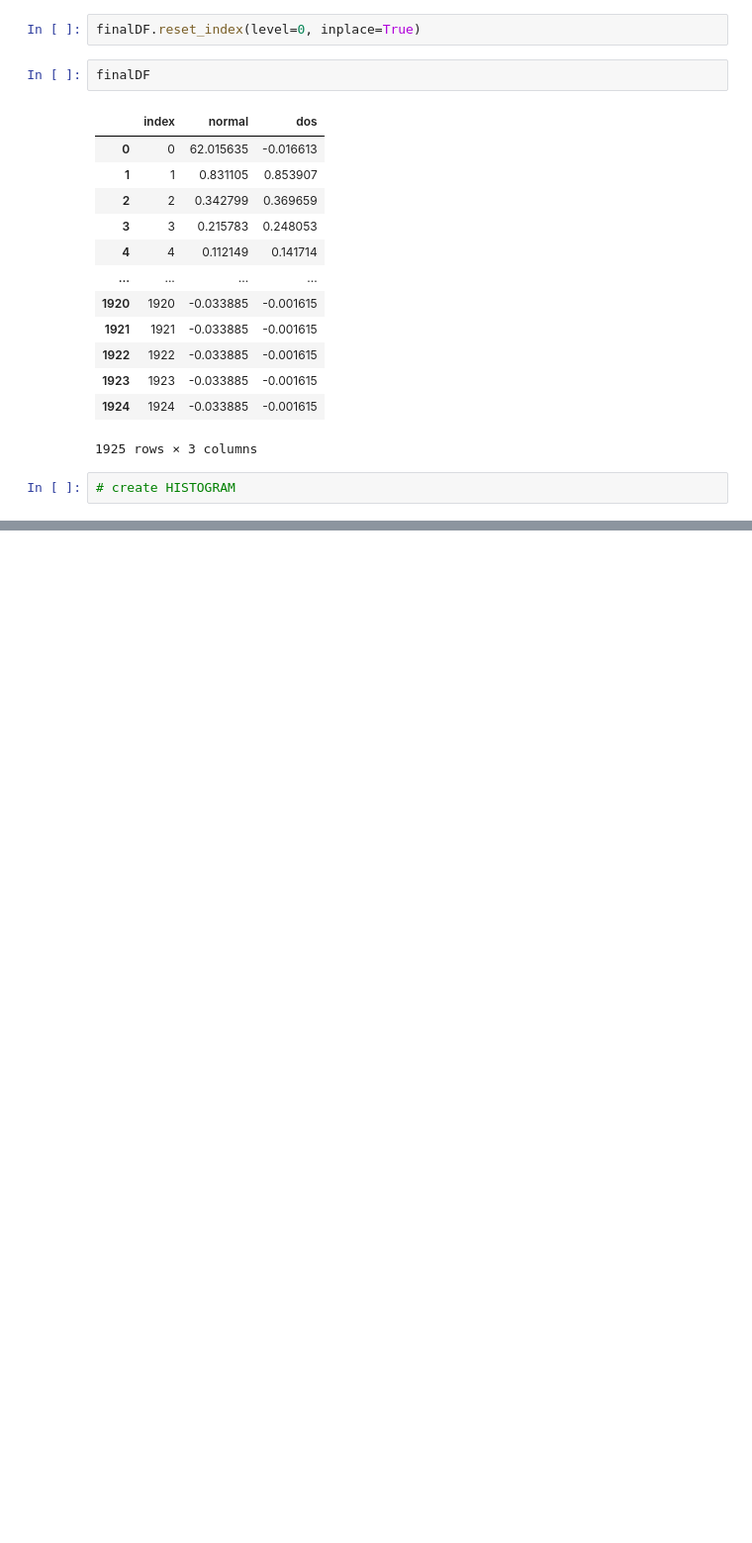
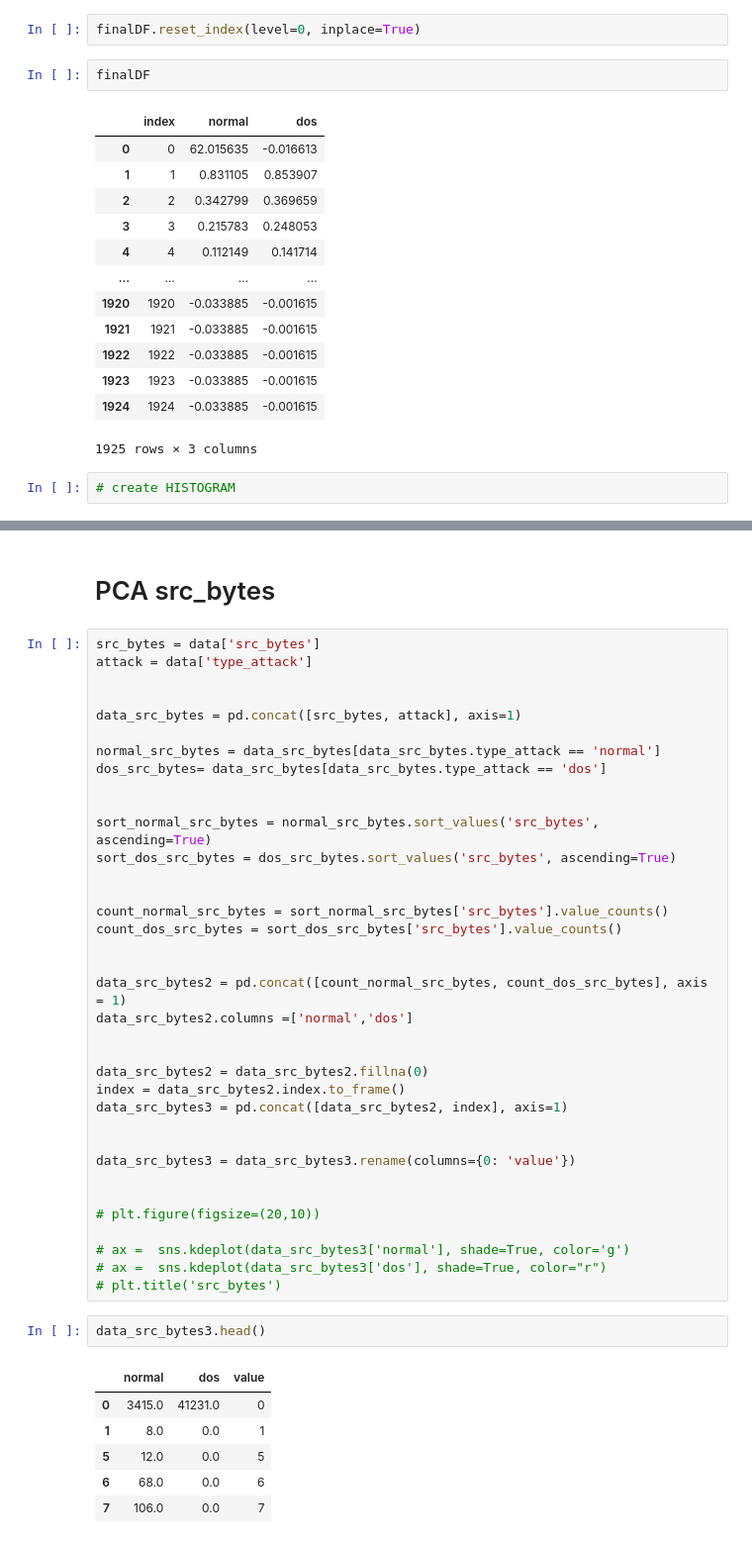
Before and after one commit to hasobi/skripsi, a Jupyter notebook: plot_final_v1_3.ipynb, the cells around one changed output, grey strips where cells are left out. Shown at 99% size. Cells and saved outputs as stored; diff of their text form; blank space fills up the shorter version.

```diff
--- a/plot_final_v1_3.ipynb
+++ b/plot_final_v1_3.ipynb
@@ -2399,3 +2397,50 @@ x = finalDF['normal']
 ax = sns.distplot(x)
 # %% [output]
 [figure]
+# %% [markdown]
+# PCA src_bytes
+# %%
+src_bytes = data['src_bytes']
+attack = data['type_attack']
+
+
+data_src_bytes = pd.concat([src_bytes, attack], axis=1)
+
+normal_src_bytes = data_src_bytes[data_src_bytes.type_attack == 'normal']
+dos_src_bytes= data_src_bytes[data_src_bytes.type_attack == 'dos']
+
+
+sort_normal_src_bytes = normal_src_bytes.sort_values('src_bytes', ascending=True)
+sort_dos_src_bytes = dos_src_bytes.sort_values('src_bytes', ascending=True)
+
+
+count_normal_src_bytes = sort_normal_src_bytes['src_bytes'].value_counts()
+count_dos_src_bytes = sort_dos_src_bytes['src_bytes'].value_counts()
+
+
+data_src_bytes2 = pd.concat([count_normal_src_bytes, count_dos_src_bytes], axis = 1)
+data_src_bytes2.columns =['normal','dos']
+
+
+data_src_bytes2 = data_src_bytes2.fillna(0)
+index = data_src_bytes2.index.to_frame()
+data_src_bytes3 = pd.concat([data_src_bytes2, index], axis=1)
+
+
+data_src_bytes3 = data_src_bytes3.rename(columns={0: 'value'})
+
+
+# plt.figure(figsize=(20,10))
+
+# ax =  sns.kdeplot(data_src_bytes3['normal'], shade=True, color='g')
+# ax =  sns.kdeplot(data_src_bytes3['dos'], shade=True, color="r")
+# plt.title('src_bytes')
+# %%
+data_src_bytes3.head()
+# %% [output]
+|  | normal | dos | value |
+| 0 | 3415.0 | 41231.0 | 0 |
+| 1 | 8.0 | 0.0 | 1 |
+| 5 | 12.0 | 0.0 | 5 |
+| 6 | 68.0 | 0.0 | 6 |
+| 7 | 106.0 | 0.0 | 7 |
```
Also changed, not shown: parts of 8 cells of this notebook.
